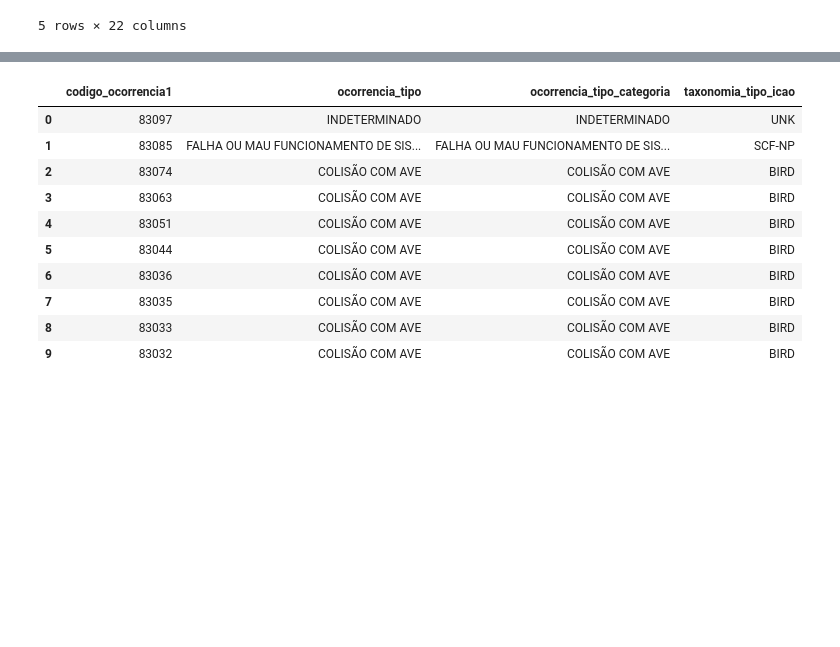
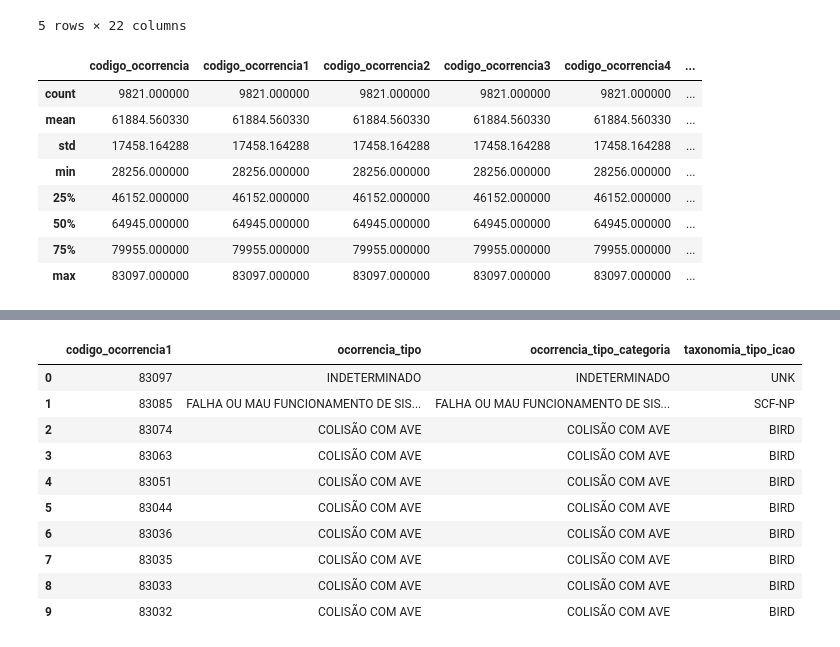
Before and after one commit to gnlins/AulaGit_Santander2024, a Jupyter notebook: Aula4/AplicandoConhecimentoPandas.ipynb, the cells around one changed output, grey strips where cells are left out. Drawn from its saved outputs; the diff is of its cells as text; code cells hidden in the pictures; blank space fills up the shorter version.

```diff
--- a/Aula4/AplicandoConhecimentoPandas.ipynb
+++ b/Aula4/AplicandoConhecimentoPandas.ipynb
@@ -609,3 +624,15 @@ ocorrencias.head()
 | 3 | 83063 | 83063 | 83063 | 83063 | 83063 | ... |
 | 4 | 83051 | 83051 | 83051 | 83051 | 83051 | ... |
 5 rows × 22 columns
+# %%
+ocorrencias.describe()
+# %% [output]
+|  | codigo_ocorrencia | codigo_ocorrencia1 | codigo_ocorrencia2 | codigo_ocorrencia3 | codigo_ocorrencia4 | ... |
+| count | 9821.000000 | 9821.000000 | 9821.000000 | 9821.000000 | 9821.000000 | ... |
+| mean | 61884.560330 | 61884.560330 | 61884.560330 | 61884.560330 | 61884.560330 | ... |
+| std | 17458.164288 | 17458.164288 | 17458.164288 | 17458.164288 | 17458.164288 | ... |
+| min | 28256.000000 | 28256.000000 | 28256.000000 | 28256.000000 | 28256.000000 | ... |
+| 25% | 46152.000000 | 46152.000000 | 46152.000000 | 46152.000000 | 46152.000000 | ... |
+| 50% | 64945.000000 | 64945.000000 | 64945.000000 | 64945.000000 | 64945.000000 | ... |
+| 75% | 79955.000000 | 79955.000000 | 79955.000000 | 79955.000000 | 79955.000000 | ... |
+| max | 83097.000000 | 83097.000000 | 83097.000000 | 83097.000000 | 83097.000000 | ... |
```
Also changed, not shown: parts of 3 cells of this notebook, 3 other files.
